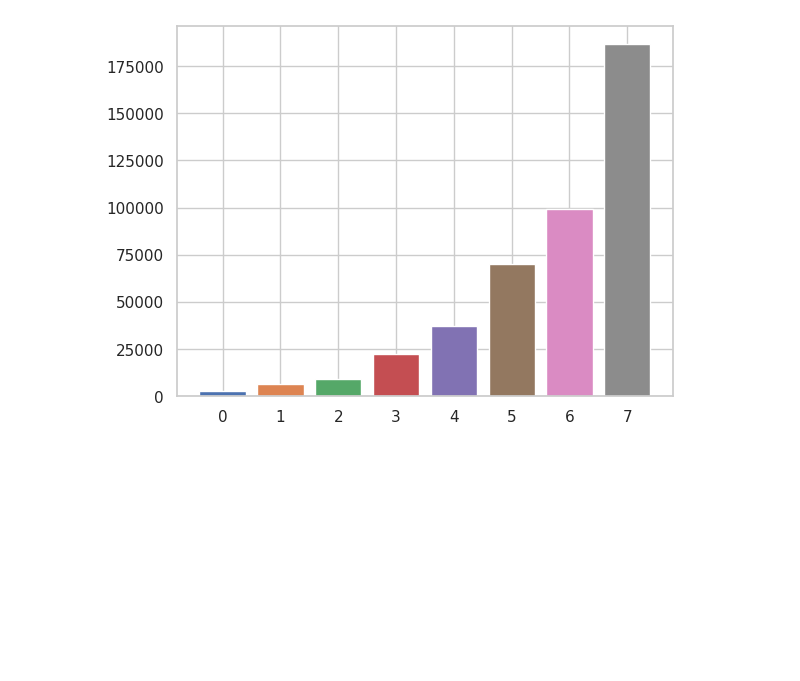
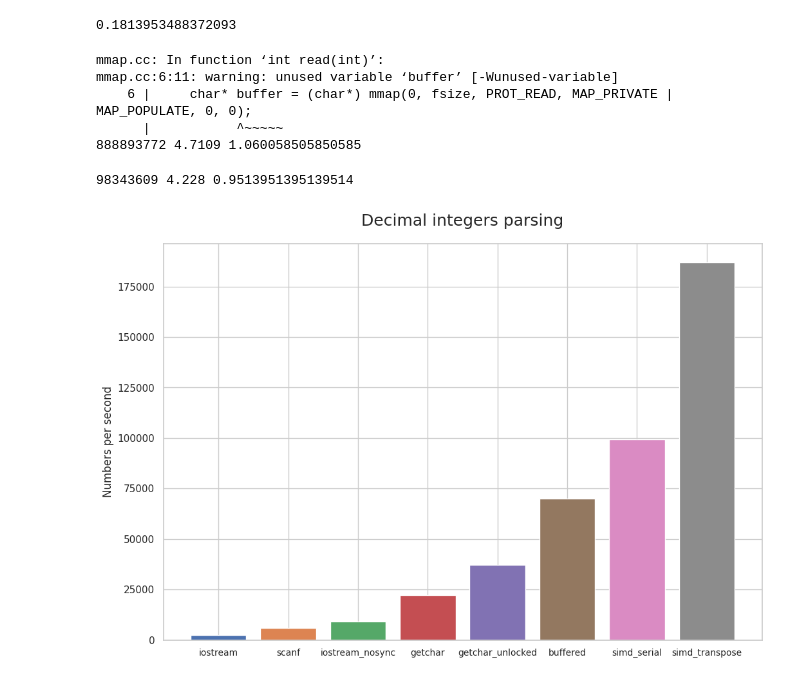
Before and after one commit to sslotin/amh-code, a Jupyter notebook: parsing/plot.ipynb, the cells around one changed output. Saved outputs shown, nothing was run; the diff lists cells and outputs as text; code cells hidden in the pictures; blank space fills up the shorter version.

```diff
--- a/parsing/plot.ipynb
+++ b/parsing/plot.ipynb
@@ -6,0 +78,16 @@ sns.set_theme(style='whitegrid')
+# %%
+2 * 0.0078 * 10**9 / (86 * 10**6)
+# %% [output]
+0.1813953488372093
+# %%
+benchmark('mmap', 'large.txt', n=10**8)
+# %% [output]
+mmap.cc: In function ‘int read(int)’:
+mmap.cc:6:11: warning: unused variable ‘buffer’ [-Wunused-variable]
+    6 |     char* buffer = (char*) mmap(0, fsize, PROT_READ, MAP_PRIVATE | MAP_POPULATE, 0, 0);
+      |           ^~~~~~
+888893772 4.7109 1.060058505850585
+# %%
+benchmark('simd16-parallel', 'large.txt', n=10**8)
+# %% [output]
+98343609 4.228 0.9513951395139514
@@ -16,8 +115,18 @@ results = [
     ('simd_transpose', 5.3479),
 ]
 # %%
+plt.title("Decimal integers parsing", fontsize=18, pad=20)
+plt.ylabel("Numbers per second")
+
+plt.tick_params(axis='x', labelsize=10)
+
 for i, (x, y) in enumerate(results):
     plt.bar(x, 10**6 / y)
+
+fig = plt.gcf()
+fig.set_size_inches(12, 8)
+#fig.savefig(filename)
+
 plt.show()
 # %% [output]
-[figure, old version]
+[figure, new version]
```
Also changed, not shown: parts of 18 cells of this notebook, 13 other files.
